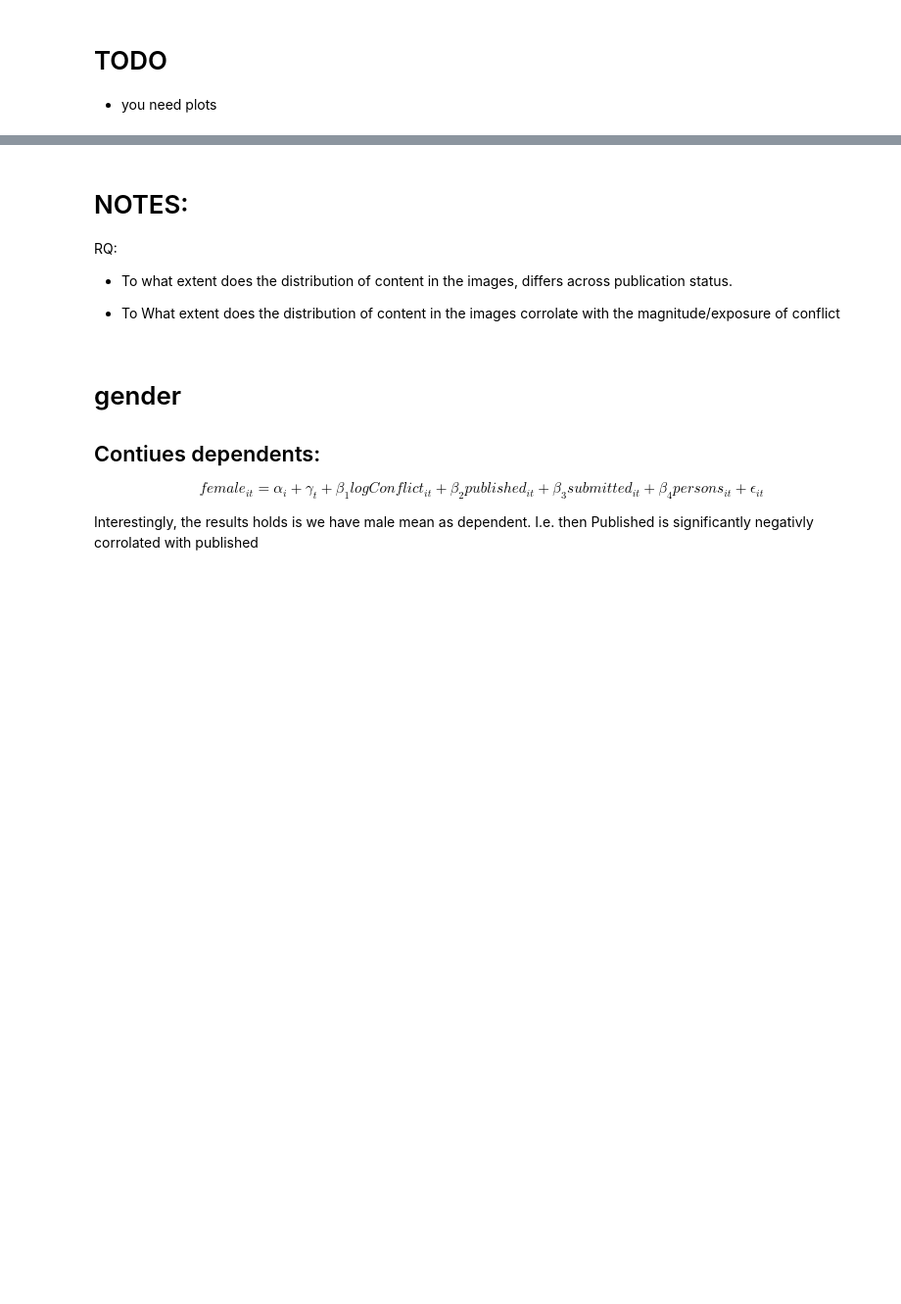
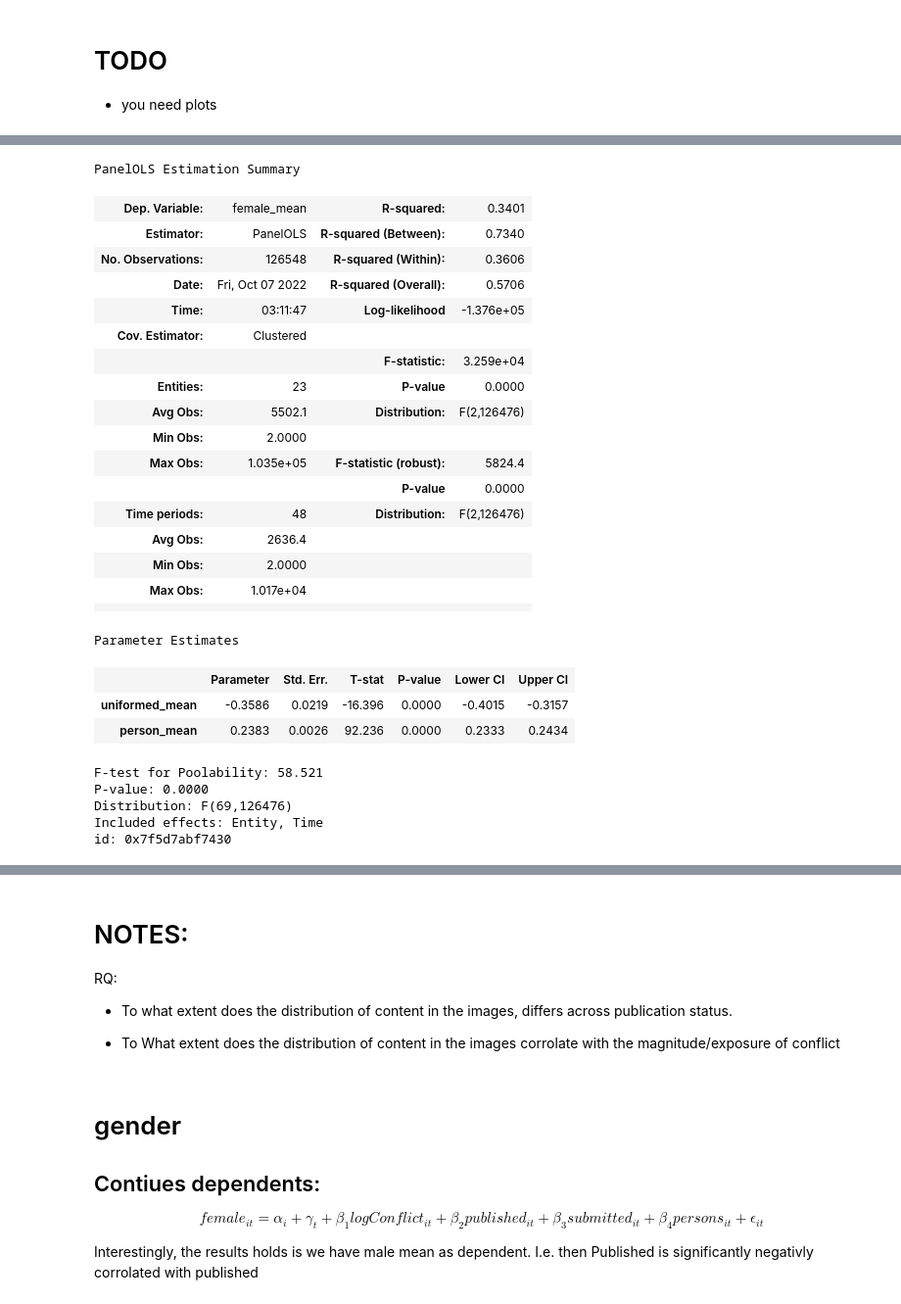
Before and after one commit to Polichinel/Detectron2, a Jupyter notebook: misc/assorted_stats.ipynb, the cells around one changed output, grey strips where cells are left out. Shown at 98% size. Drawn from its saved outputs; the diff is of its cells as text; code cells hidden in the pictures; blank space fills up the shorter version.

```diff
--- a/misc/assorted_stats.ipynb
+++ b/misc/assorted_stats.ipynb
@@ -15,0 +46,41 @@ with open(f'{data_dir}bodies_df_2022_v1_0.pkl', 'rb') as file:
+# %%
+X = df_sub.loc[:,['uniformed_mean', 'person_mean']] # raw is ref
+y = df_sub.loc[:, 'female_mean']
+
+m = PanelOLS(dependent=y,
+            exog=X,
+            entity_effects=True,
+            time_effects=True,
+            drop_absorbed = True)
+
+# m = PanelOLS.from_formula('female_mean ~ log_best + Published + Submitted + person_mean + EntityEffects + TimeEffects', data=df_sub)
+
+m.fit(cov_type='clustered', cluster_time=True, cluster_entity=True)
+# %% [output]
+PanelOLS Estimation Summary
+| Dep. Variable: | female_mean | R-squared: | 0.3401 |
+| Estimator: | PanelOLS | R-squared (Between): | 0.7340 |
+| No. Observations: | 126548 | R-squared (Within): | 0.3606 |
+| Date: | Fri, Oct 07 2022 | R-squared (Overall): | 0.5706 |
+| Time: | 03:11:47 | Log-likelihood | -1.376e+05 |
+| Cov. Estimator: | Clustered |  |  |
+|  |  | F-statistic: | 3.259e+04 |
+| Entities: | 23 | P-value | 0.0000 |
+| Avg Obs: | 5502.1 | Distribution: | F(2,126476) |
+| Min Obs: | 2.0000 |  |  |
+| Max Obs: | 1.035e+05 | F-statistic (robust): | 5824.4 |
+|  |  | P-value | 0.0000 |
+| Time periods: | 48 | Distribution: | F(2,126476) |
+| Avg Obs: | 2636.4 |  |  |
+| Min Obs: | 2.0000 |  |  |
+| Max Obs: | 1.017e+04 |  |  |
+|  |  |  |  |
+Parameter Estimates
+|  | Parameter | Std. Err. | T-stat | P-value | Lower CI | Upper CI |
+| uniformed_mean | -0.3586 | 0.0219 | -16.396 | 0.0000 | -0.4015 | -0.3157 |
+| person_mean | 0.2383 | 0.0026 | 92.236 | 0.0000 | 0.2333 | 0.2434 |
+F-test for Poolability: 58.521
+P-value: 0.0000
+Distribution: F(69,126476)
+Included effects: Entity, Time
+id: 0x7f5d7abf7430
```
Also changed, not shown: parts of 43 cells of this notebook.
